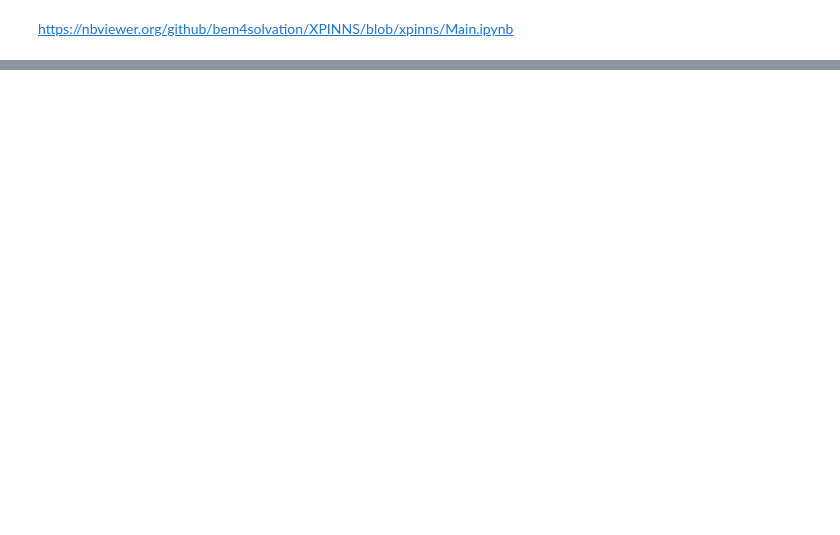
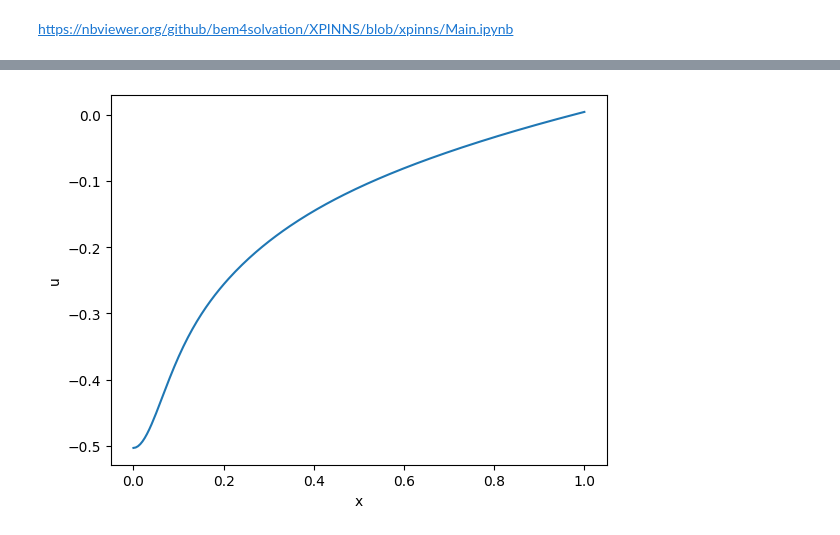
Before and after one commit to MartinAchondo/XPPBE, a Jupyter notebook: Main.ipynb, the cells around one changed output, grey strips where cells are left out. Saved outputs shown, nothing was run; the diff lists cells and outputs as text; code cells hidden in the pictures; blank space fills up the shorter version.

```diff
--- a/Main.ipynb
+++ b/Main.ipynb
@@ -91,0 +76,4 @@ Post.plot_u_domain_surface()
+# %%
+Post.plot_u_plane();
+# %% [output]
+[figure, added]
```
Also changed, not shown: parts of 24 cells of this notebook, 3 other files.
